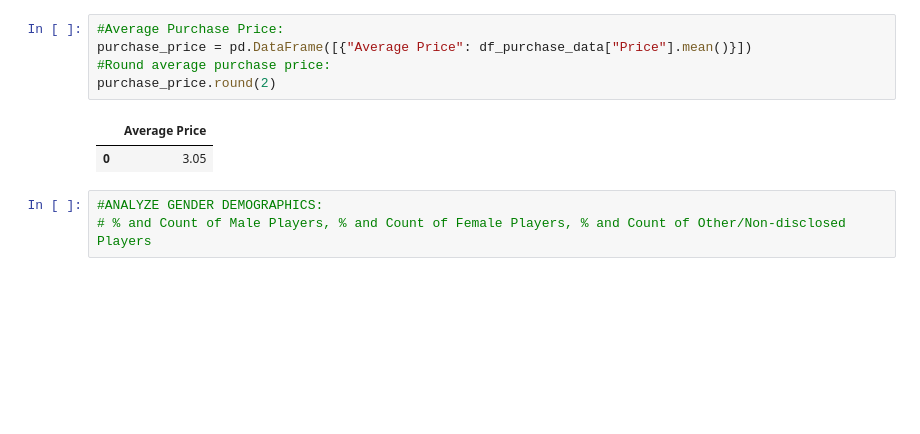
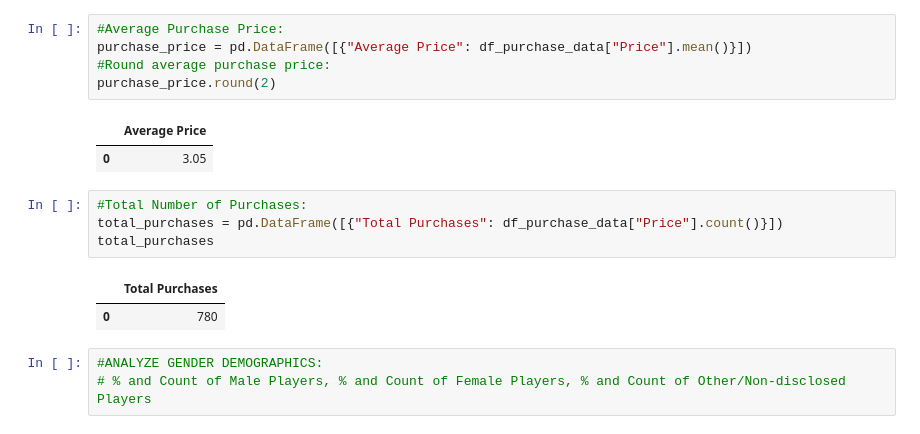
Before and after one commit to tidepooler/HeroesOfPymoli, a Jupyter notebook: Heroes_of_Pymoli.ipynb, the cells around one changed output. Cells and saved outputs as stored; diff of their text form; blank space fills up the shorter version.

Commit message:
Add files via upload
Added a dataframe identifying the total number of purchases.

```diff
--- a/Heroes_of_Pymoli.ipynb
+++ b/Heroes_of_Pymoli.ipynb
@@ -49,6 +49,13 @@ purchase_price.round(2)
 # %% [output]
 |  | Average Price |
 | 0 | 3.05 |
+# %%
+#Total Number of Purchases:
+total_purchases = pd.DataFrame([{"Total Purchases": df_purchase_data["Price"].count()}])
+total_purchases
+# %% [output]
+|  | Total Purchases |
+| 0 | 780 |
 # %%
 #ANALYZE GENDER DEMOGRAPHICS:
 # % and Count of Male Players, % and Count of Female Players, % and Count of Other/Non-disclosed Players
```
